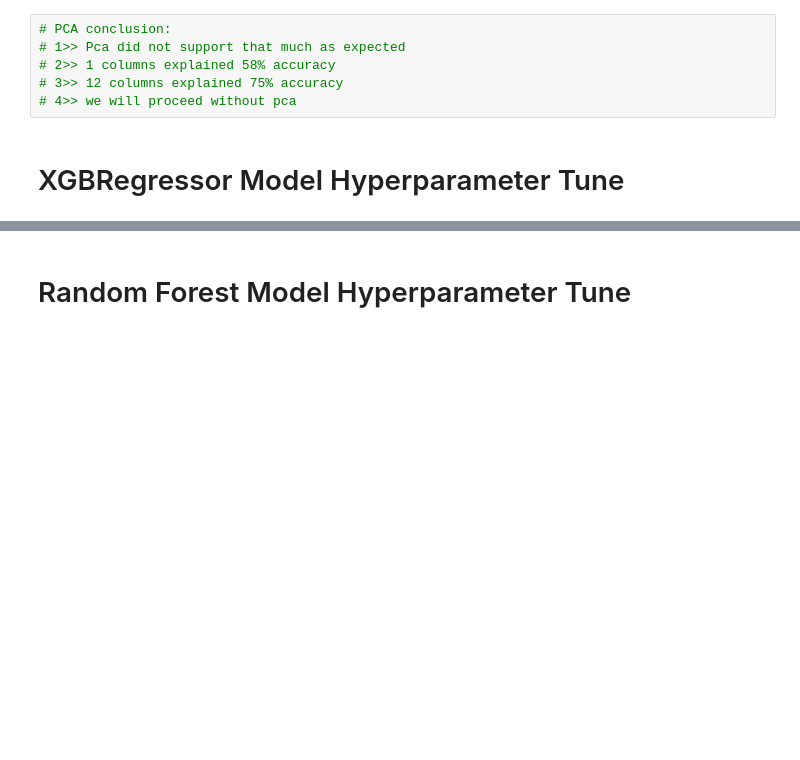
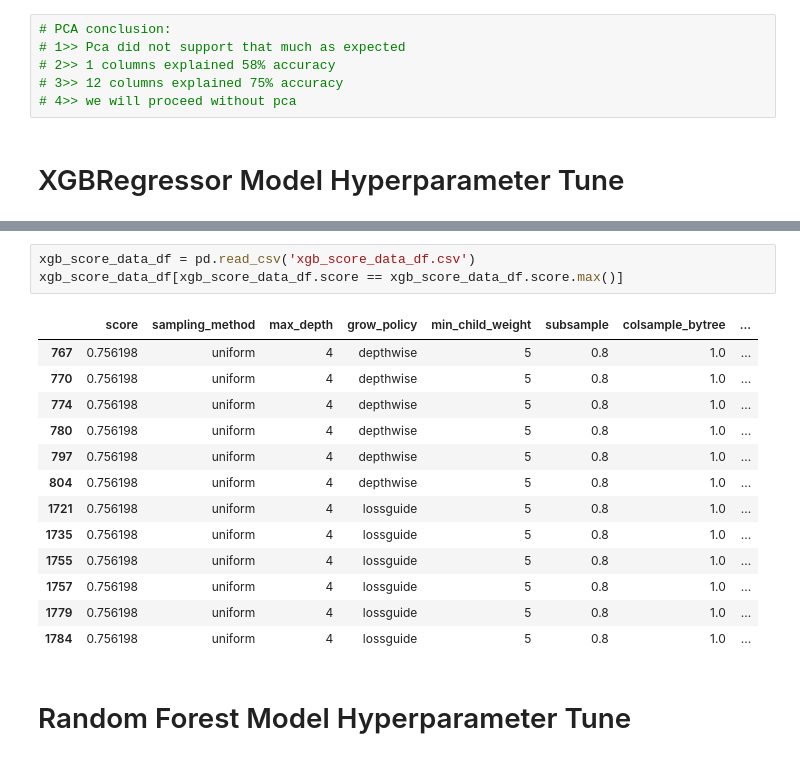
Before and after one commit to kaushalsingh0410/Taxi_data, a Jupyter notebook: Taxi_project.ipynb, the cells around one changed output, grey strips where cells are left out. Saved outputs shown, nothing was run; the diff lists cells and outputs as text; blank space fills up the shorter version.

```diff
--- a/Taxi_project.ipynb
+++ b/Taxi_project.ipynb
@@ -645,3 +645,20 @@ GradientBoosting_df[GradientBoosting_df['CVS'] == GradientBoosting_df['CVS'].max
+# %%
+xgb_score_data_df = pd.read_csv('xgb_score_data_df.csv')
+xgb_score_data_df[xgb_score_data_df.score == xgb_score_data_df.score.max()]
+# %% [output]
+|  | score | sampling_method | max_depth | grow_policy | min_child_weight | subsample | colsample_bytree | ... |
+| 767 | 0.756198 | uniform | 4 | depthwise | 5 | 0.8 | 1.0 | ... |
+| 770 | 0.756198 | uniform | 4 | depthwise | 5 | 0.8 | 1.0 | ... |
+| 774 | 0.756198 | uniform | 4 | depthwise | 5 | 0.8 | 1.0 | ... |
+| 780 | 0.756198 | uniform | 4 | depthwise | 5 | 0.8 | 1.0 | ... |
+| 797 | 0.756198 | uniform | 4 | depthwise | 5 | 0.8 | 1.0 | ... |
+| 804 | 0.756198 | uniform | 4 | depthwise | 5 | 0.8 | 1.0 | ... |
+| 1721 | 0.756198 | uniform | 4 | lossguide | 5 | 0.8 | 1.0 | ... |
+| 1735 | 0.756198 | uniform | 4 | lossguide | 5 | 0.8 | 1.0 | ... |
+| 1755 | 0.756198 | uniform | 4 | lossguide | 5 | 0.8 | 1.0 | ... |
+| 1757 | 0.756198 | uniform | 4 | lossguide | 5 | 0.8 | 1.0 | ... |
+| 1779 | 0.756198 | uniform | 4 | lossguide | 5 | 0.8 | 1.0 | ... |
+| 1784 | 0.756198 | uniform | 4 | lossguide | 5 | 0.8 | 1.0 | ... |
 # %% [markdown]
 # Random Forest Model Hyperparameter Tune
 # %%
```
Also changed, not shown: parts of 21 cells of this notebook, 2 other files.
